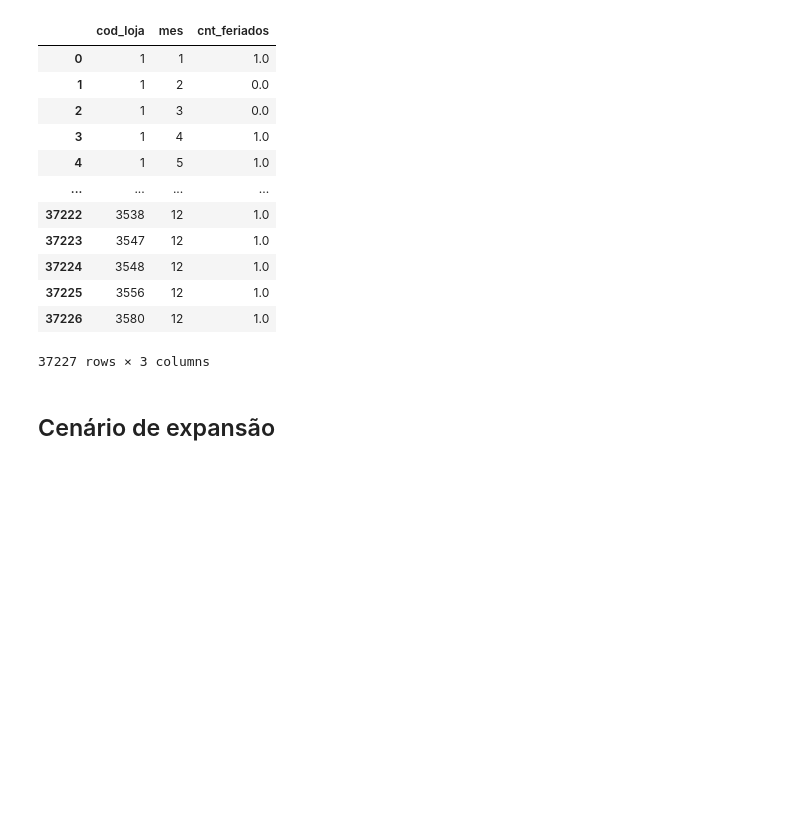
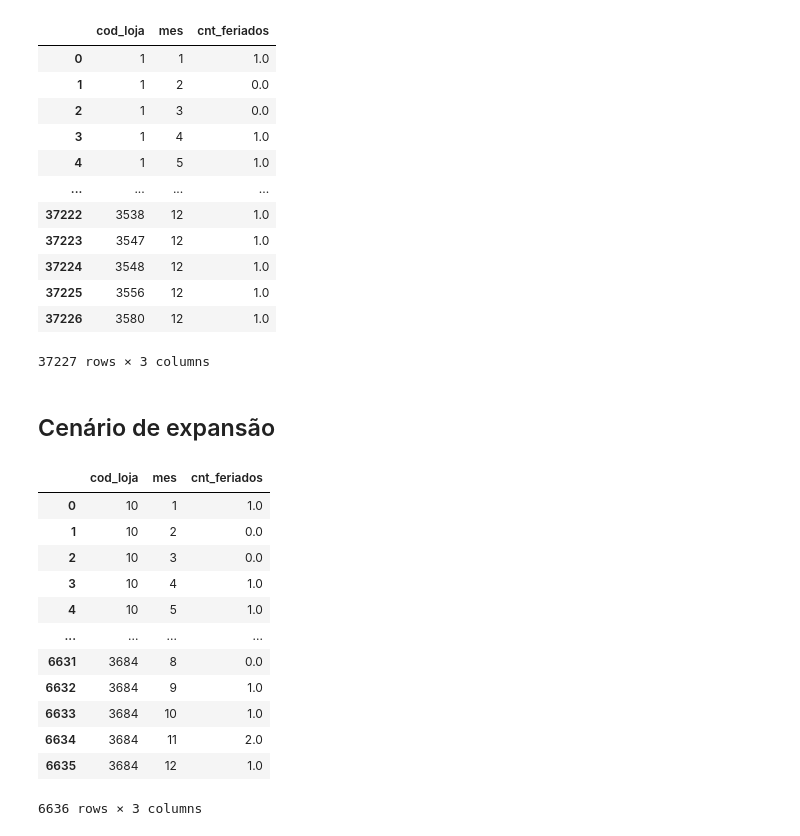
Before and after one commit to BeeData-USP/usp-vs-ufmg, a Jupyter notebook: ikeda/feriados.ipynb, the cells around one changed output. Saved outputs shown, nothing was run; the diff lists cells and outputs as text; code cells hidden in the pictures; blank space fills up the shorter version.

Commit message:
atualiza relacionados ao feriado

```diff
--- a/ikeda/feriados.ipynb
+++ b/ikeda/feriados.ipynb
@@ -289,7 +289,7 @@ lja = ljs_atual.merge(ibge[['Código Município Completo', 'Sigla_UF']], left_on
 ## Cenário de expansão
 # %%
 cexp = cen_exp.merge(ibge[['Código Município Completo', 'Sigla_UF']], left_on='cod_municipio', right_on='Código Município Completo', how='left')
-cexp_mes = pd.DataFrame(np.repeat(cexp.values,24,axis=0))
+cexp_mes = pd.DataFrame(np.repeat(cexp.values,12,axis=0))
 cexp_mes.columns = cexp.columns
 cexp_mes['mes'] = np.tile(np.arange(1,13), len(cexp_mes)//12)[:len(cexp_mes)]
 
@@ -308,3 +308,19 @@ exp_rel.cnt_feriados = exp_rel.count_x + exp_rel.count_y + exp_rel['count']
 
 exp_final = exp_rel[['cod_loja', 'mes', 'cnt_feriados']]
 exp_final.to_csv(my_data + 'feriados_exp.csv')
+# %%
+exp_final
+# %% [output]
+|  | cod_loja | mes | cnt_feriados |
+| 0 | 10 | 1 | 1.0 |
+| 1 | 10 | 2 | 0.0 |
+| 2 | 10 | 3 | 0.0 |
+| 3 | 10 | 4 | 1.0 |
+| 4 | 10 | 5 | 1.0 |
+| ... | ... | ... | ... |
+| 6631 | 3684 | 8 | 0.0 |
+| 6632 | 3684 | 9 | 1.0 |
+| 6633 | 3684 | 10 | 1.0 |
+| 6634 | 3684 | 11 | 2.0 |
+| 6635 | 3684 | 12 | 1.0 |
+6636 rows × 3 columns
```
Also changed, not shown: parts of 1 cell of this notebook, 1 other file.
